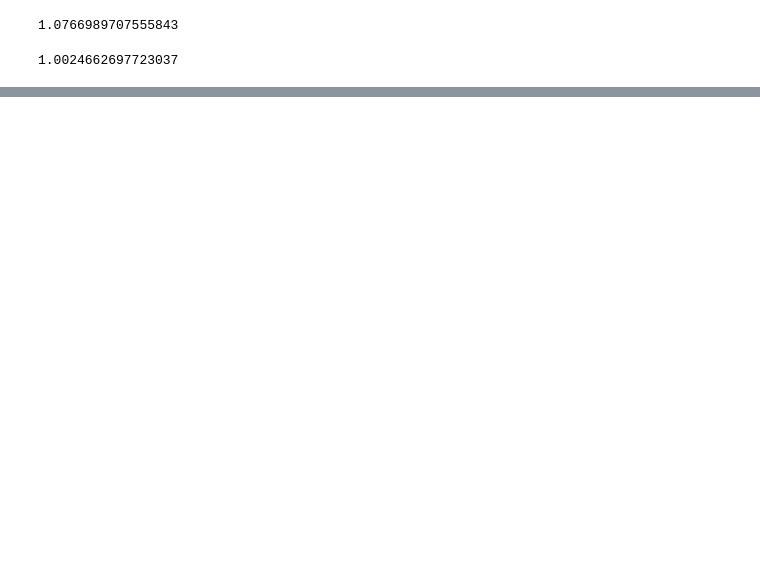
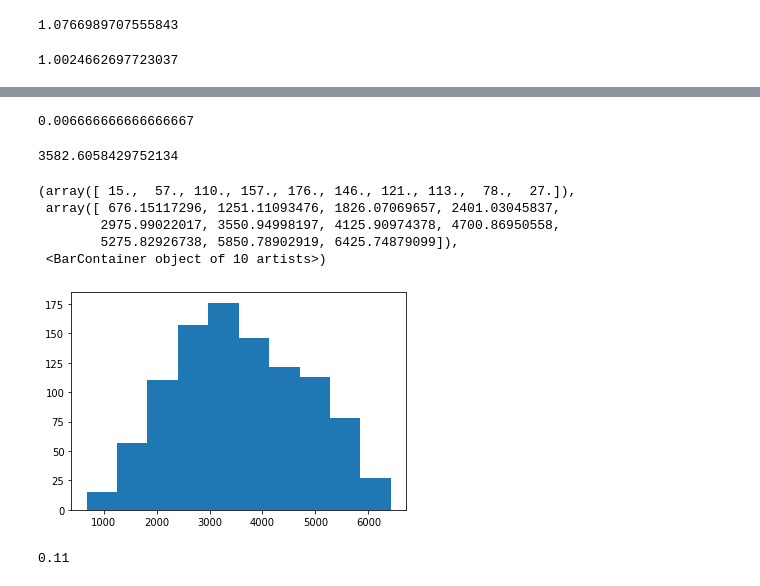
Before and after one commit to jvalansi/notebooks, a Jupyter notebook: S&P500.ipynb, the cells around one changed output, grey strips where cells are left out. Drawn from its saved outputs; the diff is of its cells as text; code cells hidden in the pictures; blank space fills up the shorter version.

```diff
--- a/S&P500.ipynb
+++ b/S&P500.ipynb
@@ -146,0 +121,31 @@ plt.plot(state.safe_history)
+# %%
+0.08/12
+# %% [output]
+0.006666666666666667
+# %%
+df = df.dropna()
+# %%
+def min_take(sample_size=12*40, x=1000000, t=0.07):
+    sample = df.sample(sample_size)
+    takes = []
+    for diff in sample['Adj Close Diff']:
+        x*=diff
+        take = x*t/12
+        x-=take
+        takes.append(take)
+    return min(takes)
+# %%
+min_takes = [min_take() for _ in range(1000)]
+# %%
+sum(min_takes)/len(min_takes)
+# %% [output]
+3582.6058429752134
+# %%
+plt.hist(min_takes)
+# %% [output]
+(array([ 15.,  57., 110., 157., 176., 146., 121., 113.,  78.,  27.]),
+ array([ 676.15117296, 1251.11093476, 1826.07069657, 2401.03045837,
+        2975.99022017, 3550.94998197, 4125.90974378, 4700.86950558,
+        5275.82926738, 5850.78902919, 6425.74879099]),
+ <BarContainer object of 10 artists>)
+[figure, added]
@@ -146,0 +164,4 @@ plt.plot(state.safe_history)
+# %%
+sum(bankrupcies)/len(bankrupcies)
+# %% [output]
+0.11
```
Also changed, not shown: parts of 23 cells of this notebook, 2 other files.
